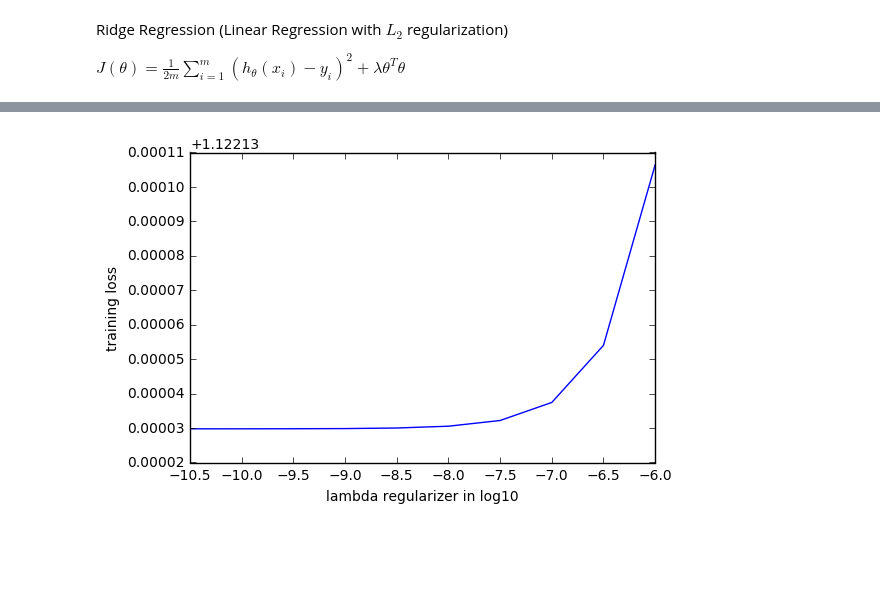
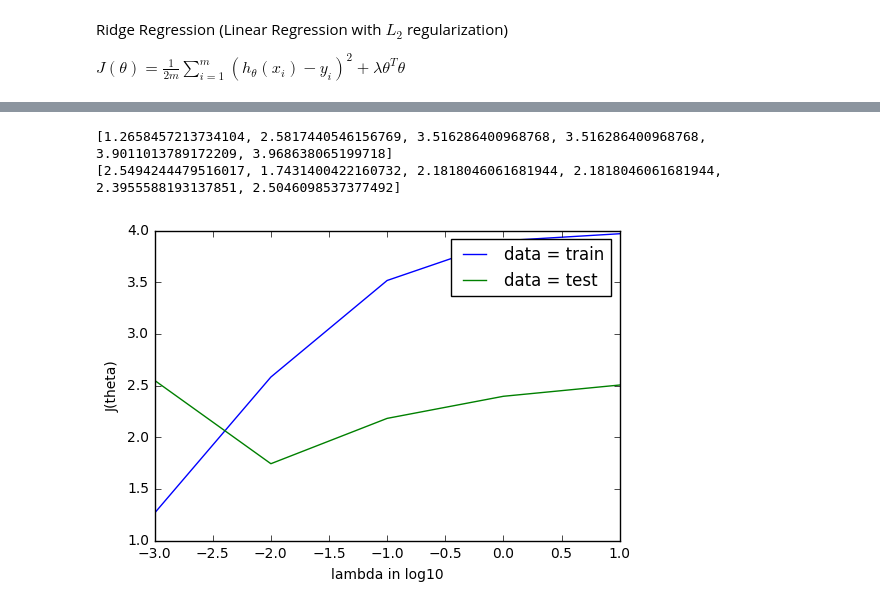
Before and after one commit to ostwind/ML-fundamental, a Jupyter notebook: gradient descent.ipynb, the cells around one changed output, grey strips where cells are left out. Drawn from its saved outputs; the diff is of its cells as text; code cells hidden in the pictures; blank space fills up the shorter version.

```diff
--- a/gradient descent.ipynb
+++ b/gradient descent.ipynb
@@ -176,7 +190,6 @@ def f(*args):
     L = args[6]
     approx_grad = []
     for u in unit_vec(num_features):
-
         try:
             approx_grad.append((obj_func(theta+epsilon*u, X, y)
                                 - obj_func(theta-epsilon*u, X, y))/(2*epsilon))
@@ -196,12 +209,13 @@ def f(*args):
     if not correct:
         print(correct, difference)
         raise Exception('incorrect gradient')
-    return difference
+    return correct
 
 def gen_grad_checker(f1, f2):
     epsilon = 0.01
     tolerance = 1e-4
-    L = 0.5
+    L = 0.1
+    theta = np.ones(X_train.shape[1])
     return f(f1, f2, theta, X_train, y_train,  epsilon, tolerance, L)
 
 gen_grad_checker(compute_square_loss_gradient, compute_square_loss)
@@ -324,12 +332,11 @@ gen_grad_checker(compute_regularized_square_loss_gradient, r_sq_loss)
 # %%
-def regularized_grad_descent(X, y, alpha=0.1, lambda_reg=10e-7, num_iter=1000,
+def regularized_grad_descent(X, y,  lambda_reg=10e-2, alpha=5, num_iter=1000,
                              check_gradient=False, l_search = True):
 
     (num_instances, num_features) = X.shape
-    theta = np.ones(num_features) #Initialize theta
+    theta = np.append(np.ones(num_features-1), 1) #Initialize theta w/ bias
     theta_hist = np.zeros((num_iter+1, num_features))  #Initialize theta_hist
     loss_hist = np.zeros(num_iter) #initialize loss_hist
-
     a_hist = [alpha]
 
     for i in range(num_iter):
@@ -337,11 +344,11 @@ def regularized_grad_descent(X, y, alpha=0.1, lambda_reg=10e-7, num_iter=1000,
         loss = r_sq_loss(theta, X, y, lambda_reg)
         loss_hist[i] = loss
 
-        if i != 0 and loss >= loss_hist[i-1]:
+        if i != 0 and (loss >= loss_hist[i-1] or np.dot(gradient.T, gradient) <= 1e-3):
             #print(a_hist)
             return(loss_hist[0:i], theta_hist[0:i, :])
 
-        gradient = compute_regularized_square_loss_gradient( theta, X, y, lambda_reg)
+        gradient = compute_regularized_square_loss_gradient(theta, X, y, lambda_reg)
 
         if check_gradient:
             gen_grad_checker(compute_square_loss_gradient, compute_square_loss)
@@ -354,6 +361,6 @@ def regularized_grad_descent(X, y, alpha=0.1, lambda_reg=10e-7, num_iter=1000,
 
     return loss_hist, theta_hist
 
-loss_hist, theta_hist = regularized_grad_descent(X_train, y_train, alpha = 5)
+loss_hist, theta_hist = regularized_grad_descent(X_train, y_train, alpha = 5, lambda_reg = 0.5)
 len(loss_hist), loss_hist[-1]
 # %% [output]
@@ -365,19 +372,29 @@ alpha_graph(X_train, y_train, regularized = True)
 # %%
 def lambda_graph(X, y):
-    l = []
-    expo = [-6-i/2 for i in range(10)]
-    lambda_ = [ 10**e for e in expo]
-    lambda_plot = [np.log10(x) for x in lambda_]
 
-    for lamb in lambda_:
-        loss_hist, theta_hist = regularized_grad_descent(X, y, lambda_reg = lamb)
-        l.append(loss_hist[-1])
+    lambda_ = [10e-3, 10e-2, 10e-1, 1, 10, 100]#[0.1, 0.5, 0.7, 1, 2, 3, 4, 5, 10, 100]
+    #lambda_ = range(10)
+    lambda_plot = [np.log10(x)-1 for x in lambda_]
 
-    plt.plot(lambda_plot, l)
-    plt.xlabel('lambda regularizer in log10')
-    plt.ylabel('training loss')
+    data = [(X_train, y_train, 'train'),(X_test, y_test, 'test')]
+    for pair in data:
+        l = []
+        for lamb in lambda_:
+            loss_hist, theta_hist = regularized_grad_descent(pair[0], pair[1], lambda_reg = lamb)
+            loss = compute_square_loss(theta_hist[-1], pair[0], pair[1])
+            l.append(loss)
+
+        print(l)
+        plt.plot(lambda_plot, l , label='data = %s' %(pair[2]))
+
+    #plt.plot(lambda_plot, l)
+    plt.xlabel('lambda in log10')
+    plt.legend()
+    plt.ylabel('J(theta)')
     plt.show()
 
 lambda_graph(X_train, y_train)
 # %% [output]
+[1.2658457213734104, 2.5817440546156769, 3.516286400968768, 3.516286400968768, 3.9011013789172209, 3.968638065199718]
+[2.5494244479516017, 1.7431400422160732, 2.1818046061681944, 2.1818046061681944, 2.3955588193137851, 2.5046098537377492]
-[figure, old version]
+[figure, new version]
```
Also changed, not shown: parts of 13 cells of this notebook.
